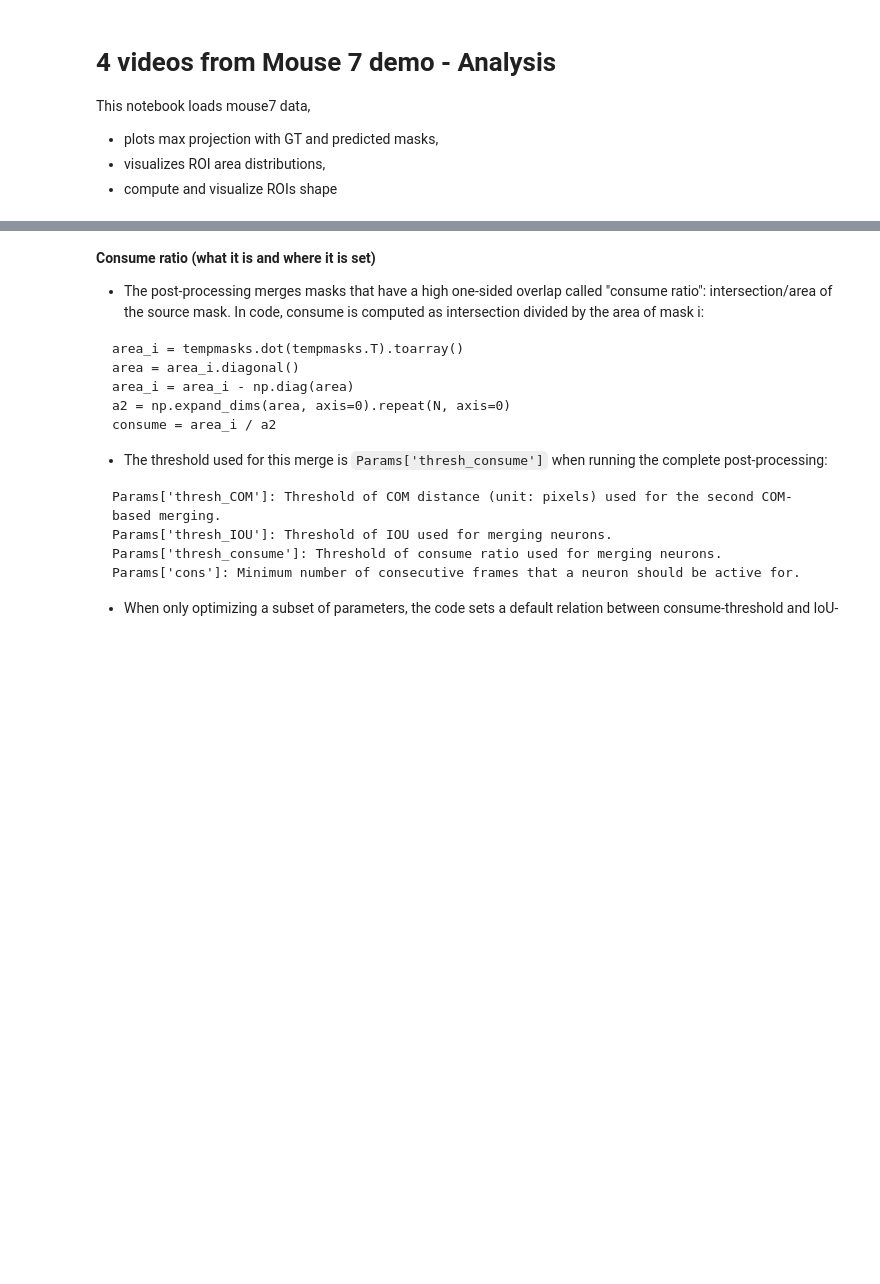
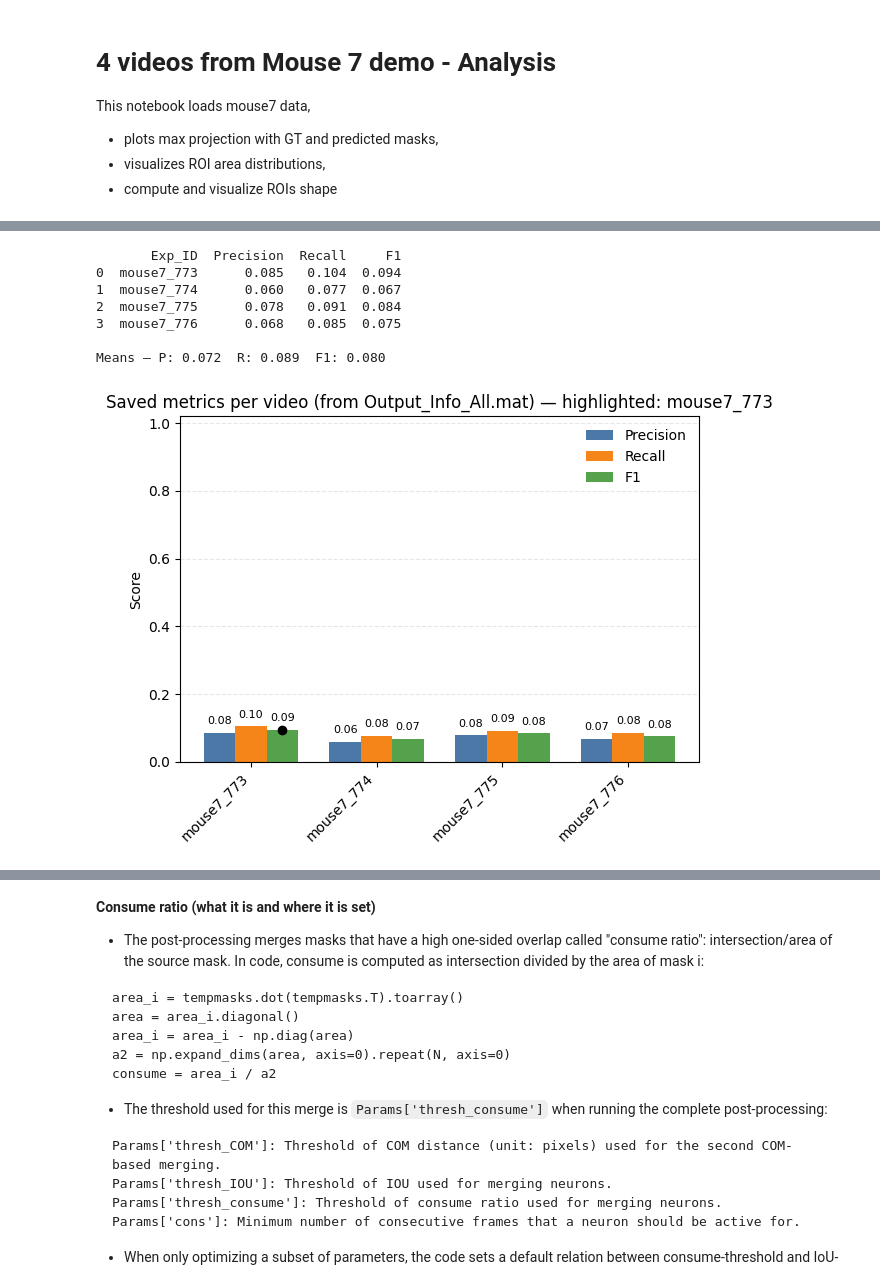
Before and after one commit to nicolebizzini/Shallow-UNet-Neuron-Segmentation_SUNS, a Jupyter notebook: demo/4mouse7_demo_pipeline/4mouse7_demo_analysis.ipynb, the cells around one changed output, grey strips where cells are left out. Cells and saved outputs as stored; diff of their text form; code cells hidden in the pictures; blank space fills up the shorter version.

```diff
--- a/demo/4mouse7_demo_pipeline/4mouse7_demo_analysis.ipynb
+++ b/demo/4mouse7_demo_pipeline/4mouse7_demo_analysis.ipynb
@@ -399,0 +399,74 @@ Saved triptych to: /gpfs/home/bizzin01/nicole/code/SUNS_nicole_git/Shallow-UNet-
+# %%
+# --- Visualize saved metrics from Output_Info_All.mat ---
+import os
+import numpy as np
+import pandas as pd
+import matplotlib.pyplot as plt
+from scipy.io import loadmat
+
+info_mat = os.path.join(dir_output, 'Output_Info_All.mat')
+if not os.path.exists(info_mat):
+	print('No Output_Info_All.mat found at:', info_mat)
+else:
+	data = loadmat(info_mat)
+	# These are saved as (n_videos, 1) in the demo exporter
+	rec = np.squeeze(data.get('list_Recall', np.array([]))).astype(float)
+	pre = np.squeeze(data.get('list_Precision', np.array([]))).astype(float)
+	f1  = np.squeeze(data.get('list_F1', np.array([]))).astype(float)
+
+	# Align lengths defensively with available Exp IDs
+	n = int(min(len(list_Exp_ID), rec.size, pre.size, f1.size))
+	Exp_IDs = list_Exp_ID[:n]
+	rec = rec[:n].ravel()
+	pre = pre[:n].ravel()
+	f1  = f1[:n].ravel()
+
+	# Tabular summary
+	df = pd.DataFrame({
+		'Exp_ID': Exp_IDs,
+		'Precision': pre,
+		'Recall': rec,
+		'F1': f1,
+	})
+	print(df.round(3))
+	print('\nMeans — P: %.3f  R: %.3f  F1: %.3f' % (df['Precision'].mean(), df['Recall'].mean(), df['F1'].mean()))
+
+	# Grouped bar chart per experiment
+	x = np.arange(n)
+	w = 0.25
+	fig, ax = plt.subplots(figsize=(max(6, 0.6*n + 2), 4.8))
+	ax.bar(x - w, pre, width=w, label='Precision', color='#4C78A8')
+	ax.bar(x,      rec, width=w, label='Recall',    color='#F58518')
+	ax.bar(x + w,  f1,  width=w, label='F1',        color='#54A24B')
+
+	ax.set_xticks(x)
+	ax.set_xticklabels(Exp_IDs, rotation=45, ha='right')
+	ax.set_ylim(0, 1.02)
+	ax.set_ylabel('Score')
+	title = 'Saved metrics per video (from Output_Info_All.mat)'
+	if 'exp_id' in globals() and exp_id in Exp_IDs:
+		title += f" — highlighted: {exp_id}"
+		# Optionally highlight current exp_id with a marker at F1
+		idx = Exp_IDs.index(exp_id)
+		ax.plot([x[idx]+w], [f1[idx]], marker='o', color='k', ms=6, zorder=5)
+	ax.set_title(title)
+	ax.grid(True, axis='y', linestyle='--', alpha=0.3)
+	ax.legend(frameon=False)
+
+	# Annotate bar tops
+	for i in range(n):
+		for j, val in enumerate([pre[i], rec[i], f1[i]]):
+			xpos = x[i] + (j-1)*w
+			ax.text(xpos, min(val + 0.02, 1.02), f'{val:.2f}', ha='center', va='bottom', fontsize=8)
+
+	plt.tight_layout()
+	plt.show()
+# %% [output]
+       Exp_ID  Precision  Recall     F1
+0  mouse7_773      0.085   0.104  0.094
+1  mouse7_774      0.060   0.077  0.067
+2  mouse7_775      0.078   0.091  0.084
+3  mouse7_776      0.068   0.085  0.075
+
+Means — P: 0.072  R: 0.089  F1: 0.080
+[figure, added]
```
Also changed, not shown: parts of 23 cells of this notebook, 28 other files.
